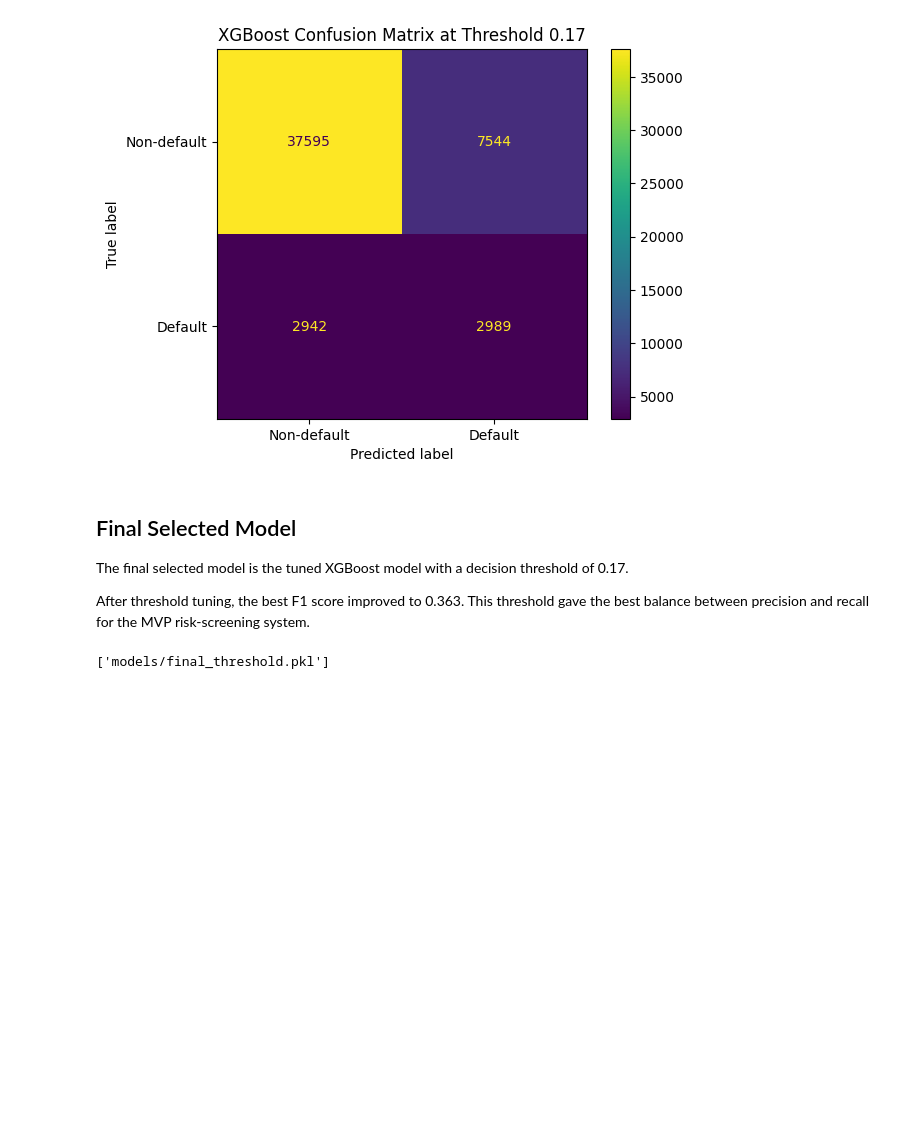
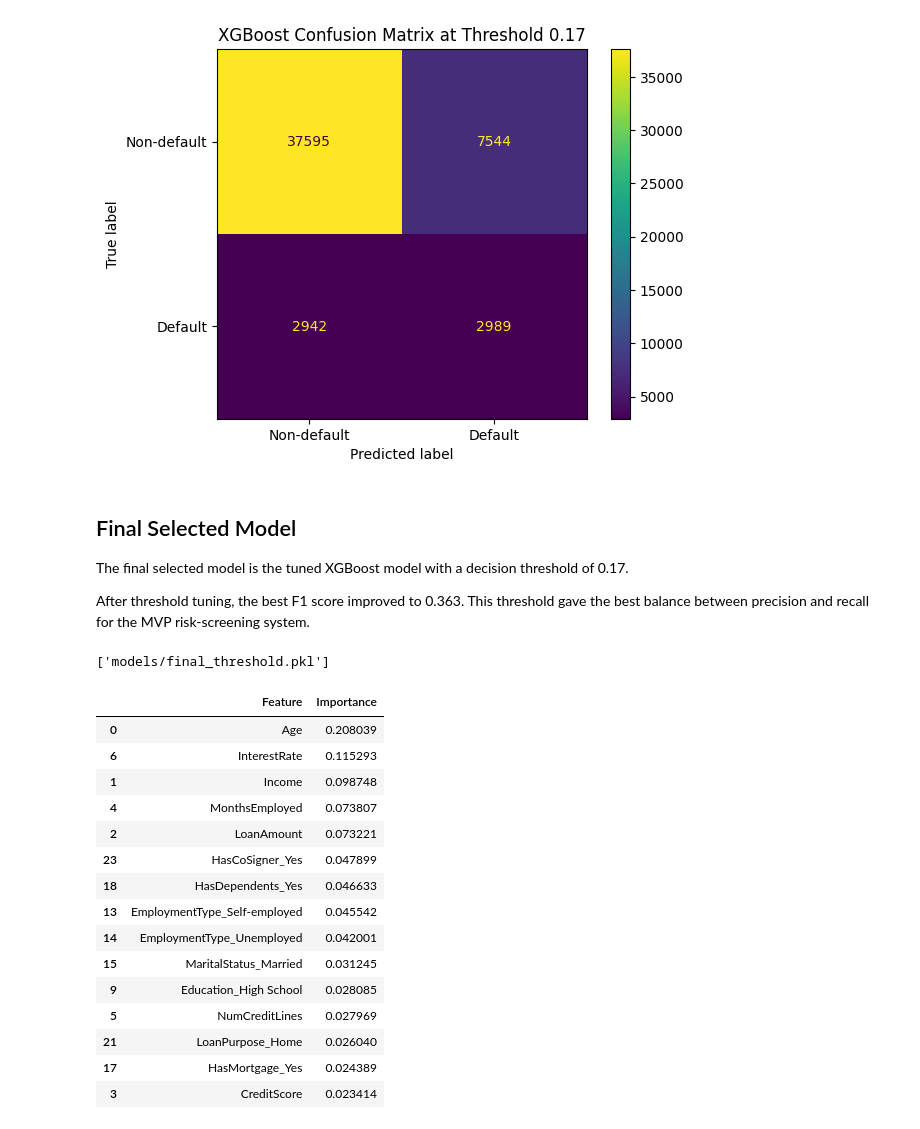
Before and after one commit to srikard727/loan-defaulter, a Jupyter notebook: notebooks/Untitled.ipynb, the cells around one changed output. Drawn from its saved outputs; the diff is of its cells as text; code cells hidden in the pictures; blank space fills up the shorter version.

```diff
--- a/notebooks/Untitled.ipynb
+++ b/notebooks/Untitled.ipynb
@@ -894,3 +894,30 @@ joblib.dump(list(X_train.columns), "models/model_columns.pkl")
 joblib.dump(0.17, "models/final_threshold.pkl")
 # %% [output]
 ['models/final_threshold.pkl']
+# %%
+# Provide an explanity first for each feature
+import pandas as pd
+
+feature_importance = pd.DataFrame({
+    "Feature": X_train.columns,
+    "Importance": xgb_tuned.feature_importances_
+}).sort_values(by="Importance", ascending=False)
+
+feature_importance.head(15)
+# %% [output]
+|  | Feature | Importance |
+| 0 | Age | 0.208039 |
+| 6 | InterestRate | 0.115293 |
+| 1 | Income | 0.098748 |
+| 4 | MonthsEmployed | 0.073807 |
+| 2 | LoanAmount | 0.073221 |
+| 23 | HasCoSigner_Yes | 0.047899 |
+| 18 | HasDependents_Yes | 0.046633 |
+| 13 | EmploymentType_Self-employed | 0.045542 |
+| 14 | EmploymentType_Unemployed | 0.042001 |
+| 15 | MaritalStatus_Married | 0.031245 |
+| 9 | Education_High School | 0.028085 |
+| 5 | NumCreditLines | 0.027969 |
+| 21 | LoanPurpose_Home | 0.026040 |
+| 17 | HasMortgage_Yes | 0.024389 |
+| 3 | CreditScore | 0.023414 |
```
Also changed, not shown: parts of 3 cells of this notebook, 1 other file.
